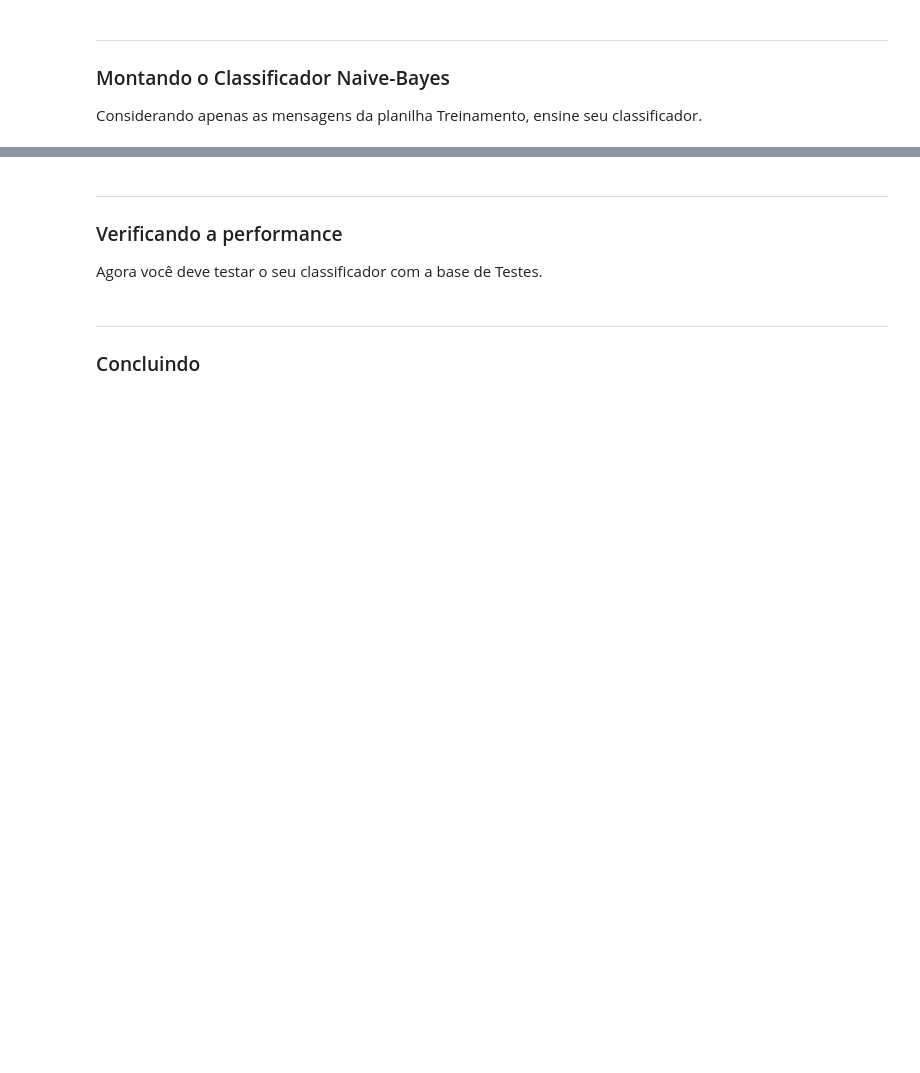
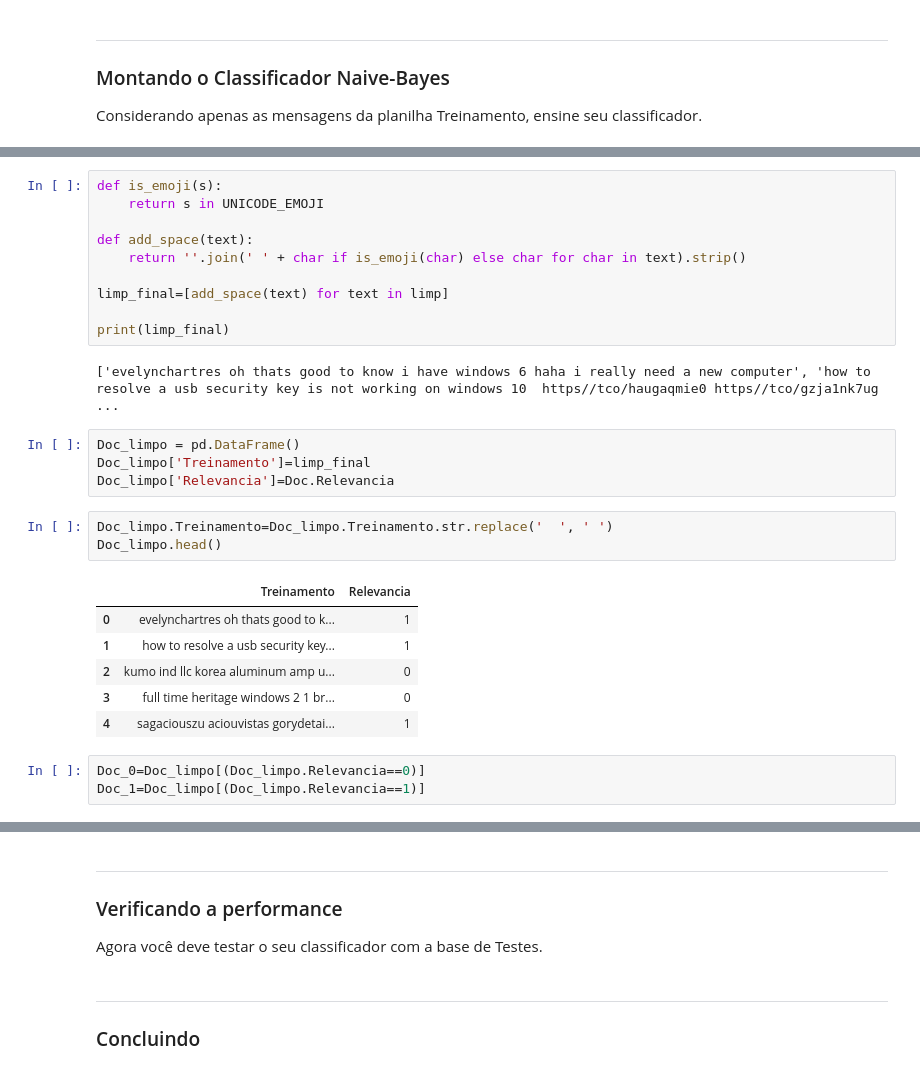
Before and after one commit to Eduardocrg/Projeto2_CD, a Jupyter notebook: Projeto2_layout.ipynb, the cells around one changed output, grey strips where cells are left out. Saved outputs shown, nothing was run; the diff lists cells and outputs as text; blank space fills up the shorter version.

```diff
--- a/Projeto2_layout.ipynb
+++ b/Projeto2_layout.ipynb
@@ -156,2 +148,31 @@ Doc_limpo.head()
 | 3 | full time heritage windows 2 1 br... | 0 |
 | 4 | sagaciouszu aciouvistas gorydetai... | 1 |
+# %%
+def is_emoji(s):
+    return s in UNICODE_EMOJI
+
+def add_space(text):
+    return ''.join(' ' + char if is_emoji(char) else char for char in text).strip()
+
+limp_final=[add_space(text) for text in limp]
+
+print(limp_final)
+# %% [output]
+['evelynchartres oh thats good to know i have windows 6 haha i really need a new computer', 'how to resolve a usb security key is not working on windows 10  https//tco/haugaqmie0 https//tco/gzja1nk7ug ...
+# %%
+Doc_limpo = pd.DataFrame()
+Doc_limpo['Treinamento']=limp_final
+Doc_limpo['Relevancia']=Doc.Relevancia
+# %%
+Doc_limpo.Treinamento=Doc_limpo.Treinamento.str.replace('  ', ' ')
+Doc_limpo.head()
+# %% [output]
+|  | Treinamento | Relevancia |
+| 0 | evelynchartres oh thats good to k... | 1 |
+| 1 | how to resolve a usb security key... | 1 |
+| 2 | kumo ind llc korea aluminum amp u... | 0 |
+| 3 | full time heritage windows 2 1 br... | 0 |
+| 4 | sagaciouszu aciouvistas gorydetai... | 1 |
+# %%
+Doc_0=Doc_limpo[(Doc_limpo.Relevancia==0)]
+Doc_1=Doc_limpo[(Doc_limpo.Relevancia==1)]
```
Also changed, not shown: parts of 14 cells of this notebook.
